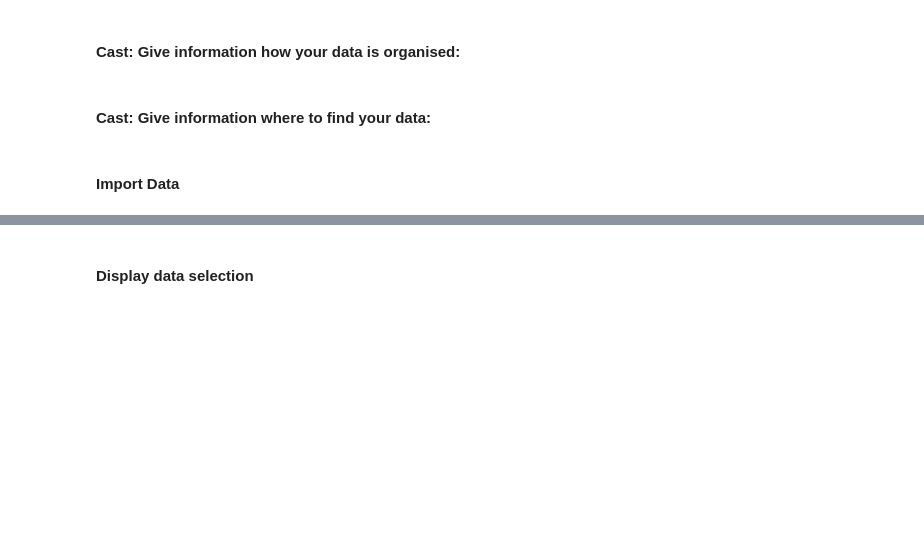
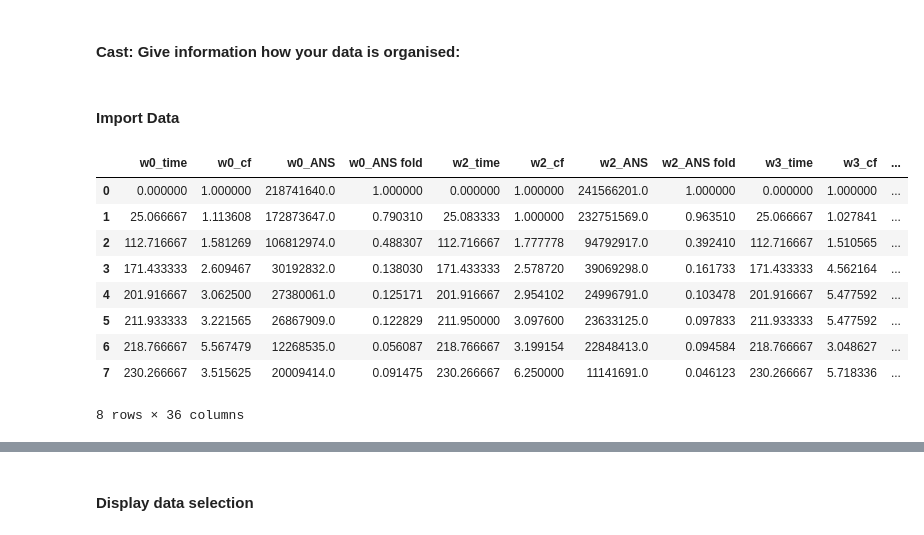
Before and after one commit to cfsb618/Harry-Plotter, a Jupyter notebook: wand.ipynb, the cells around one changed output, grey strips where cells are left out. Drawn from its saved outputs; the diff is of its cells as text; code cells hidden in the pictures; blank space fills up the shorter version.

```diff
--- a/wand.ipynb
+++ b/wand.ipynb
@@ -22,2 +21,0 @@ data_organised_in_rows_or_columns = "rows"
-# %% [markdown]
-#### Cast: Give information where to find your data:
@@ -31,5 +22,23 @@ last_cell = 2, 198
+# %%
+# only relevant for .numbers-files
+# string or int
+get_data_from_sheet= "compiled"
+table = "GFP over area"
+data_in_head = True
 # %% [markdown]
 #### Import Data
 # %%
 spellbook = dp.DataImport(pathtofile, filename)
-spellbook.import_data(get_data_from_sheet_nr, talbe_nr)
+spellbook.import_data(get_data_from_sheet, table)
+spellbook.df
+# %% [output]
+|  | w0_time | w0_cf | w0_ANS | w0_ANS fold | w2_time | w2_cf | w2_ANS | w2_ANS fold | w3_time | w3_cf | ... |
+| 0 | 0.000000 | 1.000000 | 218741640.0 | 1.000000 | 0.000000 | 1.000000 | 241566201.0 | 1.000000 | 0.000000 | 1.000000 | ... |
+| 1 | 25.066667 | 1.113608 | 172873647.0 | 0.790310 | 25.083333 | 1.000000 | 232751569.0 | 0.963510 | 25.066667 | 1.027841 | ... |
+| 2 | 112.716667 | 1.581269 | 106812974.0 | 0.488307 | 112.716667 | 1.777778 | 94792917.0 | 0.392410 | 112.716667 | 1.510565 | ... |
+| 3 | 171.433333 | 2.609467 | 30192832.0 | 0.138030 | 171.433333 | 2.578720 | 39069298.0 | 0.161733 | 171.433333 | 4.562164 | ... |
+| 4 | 201.916667 | 3.062500 | 27380061.0 | 0.125171 | 201.916667 | 2.954102 | 24996791.0 | 0.103478 | 201.916667 | 5.477592 | ... |
+| 5 | 211.933333 | 3.221565 | 26867909.0 | 0.122829 | 211.950000 | 3.097600 | 23633125.0 | 0.097833 | 211.933333 | 5.477592 | ... |
+| 6 | 218.766667 | 5.567479 | 12268535.0 | 0.056087 | 218.766667 | 3.199154 | 22848413.0 | 0.094584 | 218.766667 | 3.048627 | ... |
+| 7 | 230.266667 | 3.515625 | 20009414.0 | 0.091475 | 230.266667 | 6.250000 | 11141691.0 | 0.046123 | 230.266667 | 5.718336 | ... |
+8 rows × 36 columns
```
Also changed, not shown: parts of 30 cells of this notebook, 1 other file.
